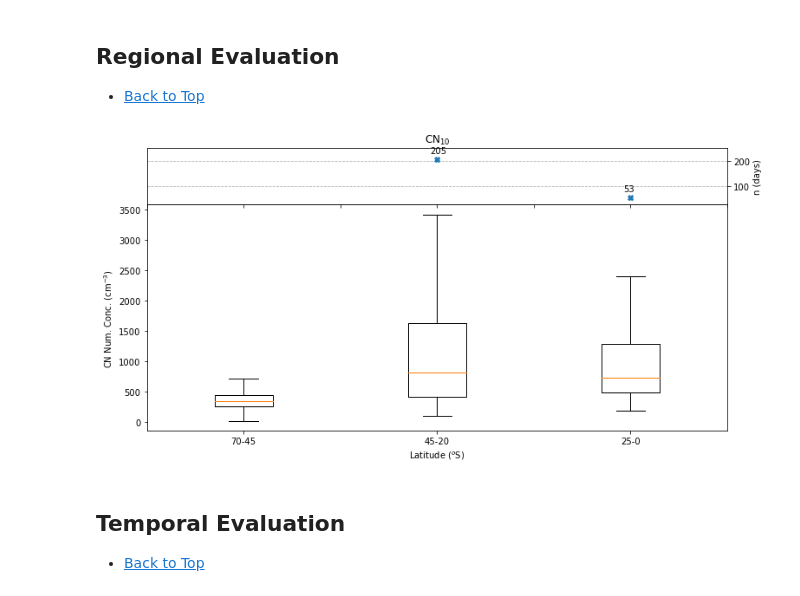
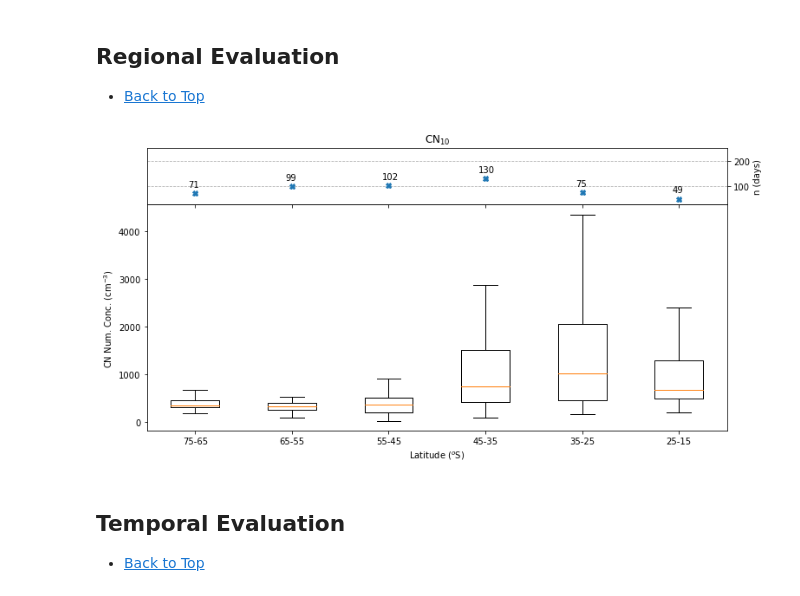
Before and after one commit to llamprey/access-eval, a Jupyter notebook: evaluation.ipynb, the cells around one changed output. Drawn from its saved outputs; the diff is of its cells as text; code cells hidden in the pictures.

```diff
--- a/evaluation.ipynb
+++ b/evaluation.ipynb
@@ -64,3 +64,16 @@ df = df.dropna('time')
 # %% [markdown]
 # Overall Evaluation <a class="anchor" id="first-bullet"></a>
 * [Back to Top](#top)
+# %%
+voyages = [rvi_df,aa_df,r2r_df,cap2_df,tan_df]
+
+ax = plt.subplot(111, projection=ccrs.PlateCarree(140))
+ax.figure.set_size_inches(12,10)
+ax.coastlines();
+
+for v in voyages:
+    v = v.dropna('time')
+    plt.scatter(y=v['lat'],
+                x=v['lon'],
+                transform=ccrs.PlateCarree())
+plt.legend(['rvi_df','aa_df','r2r_df','cap2_df','tan_df'])
@@ -141,8 +157,8 @@ Text(17, 10000, 'R = 0.3868682615530519, n = 530')
 * [Back to Top](#top)
 # %%
 # Plot code
-step = 25
-lat_bins = np.array([-70,-45,-25,-10]) # Create latitudinal bins
+step = 10
+lat_bins = np.arange(-75,-10,step) # Create latitudinal bins
 
 %matplotlib inline
 
@@ -152,23 +168,24 @@ d = df
 col='cn10_avg'
 title = 'CN$_{10}$'
 
-# d01 = d[(d['lat']>=lat_bins[0] & d['lat']<lat_bins[1])]
-# d02 = d[(d['lat']>=lat_bins[1] & d['lat']<lat_bins[2])]
-# d03 = d[(d['lat']>=lat_bins[2] & d['lat']<lat_bins[3])]
-
-d01 = d.where(d['lat']<lat_bins[1])
-d02 = d.where(d['lat']>lat_bins[1])
-d02 = d02.where(d02['lat']<lat_bins[2])
-d03 = d.where(d['lat']>=lat_bins[2])
+d01 = d.where((d['lat']>=lat_bins[0]) & (d['lat']<lat_bins[1]))
+d02 = d.where((d['lat']>=lat_bins[1]) & (d['lat']<lat_bins[2]))
+d03 = d.where((d['lat']>=lat_bins[2]) & (d['lat']<lat_bins[3]))
+d04 = d.where((d['lat']>=lat_bins[3]) & (d['lat']<lat_bins[4]))
+d05 = d.where((d['lat']>=lat_bins[4]) & (d['lat']<lat_bins[5]))
+d06 = d.where((d['lat']>=lat_bins[5]) & (d['lat']<lat_bins[6]))
 
 labels = [str(-1*x) + '-' +str(-1*(x+step)) for x in lat_bins]
 labels = labels[0:-1]
 
 data_arr = [
-            d01[col].dropna('time'),
-            d02[col].dropna('time'),
-            d03[col].dropna('time')
-]
+        d01[col].dropna('time'),
+        d02[col].dropna('time'),
+        d03[col].dropna('time'),
+        d04[col].dropna('time'),
+        d05[col].dropna('time'),
+        d06[col].dropna('time')
+        ]
 
 axs.boxplot(
             data_arr,
@@ -176,6 +193,7 @@ axs.boxplot(
             )
 axs.set_ylabel('CN Num. Conc. (cm$^{-3}$)')
 axs.set_xlabel('Latitude ($^o$S)')
+# axs.set_yscale('log')
 # axs.set_ylim(0,700)
 # set_axis_style(ax, labels)
 
@@ -184,34 +202,34 @@ histAx = divider.append_axes("top", size="25%", pad=0.)#, sharex=ax)
 
 n = [len(d_arr) for d_arr in data_arr] #, b = np.histogram(d[col].dropna(), lon_bins, density=False)
 h = histAx.plot(np.arange(1,len(data_arr)+1,1),n,'X')
 histAx.yaxis.tick_right()
 histAx.yaxis.set_label_position("right")
 histAx.set_ylim([25,250])
 
 histAx.set_xticklabels([])
 histAx.set_ylabel("n (days)")
 
 #histAx.set_ylim([5*10**2,5*10**5])
 histAx.set_xlim([0.5,len(data_arr)+0.5])
 histAx.grid(True,axis='y',linestyle='--')
 
 histAx.set_title(title)
 
 for x,y in zip(np.arange(1,len(data_arr)+1,1),n):
 
     label = str(int(y))
 
     plt.annotate(label, # this is the text
                      (x,y), # this is the point to label
                      textcoords="offset points", # how to position the text
                      xytext=(-8,7), # distance from text to points (x,y)
                      ha='left') # horizontal alignment can be left, right or center
 
 # axs.plot(3.2,cgo_df.cn10_avg,"*g",markersize=12)
 
 # axs.plot(3.2,mqi_df.cn10_avg,"*g",markersize=12)
 # %% [output]
-[figure, old version]
+[figure, new version]
 # %% [markdown]
 ## Temporal Evaluation <a class="anchor" id="third-bullet"></a>
 * [Back to Top](#top)
```
Also changed, not shown: parts of 5 cells of this notebook.
